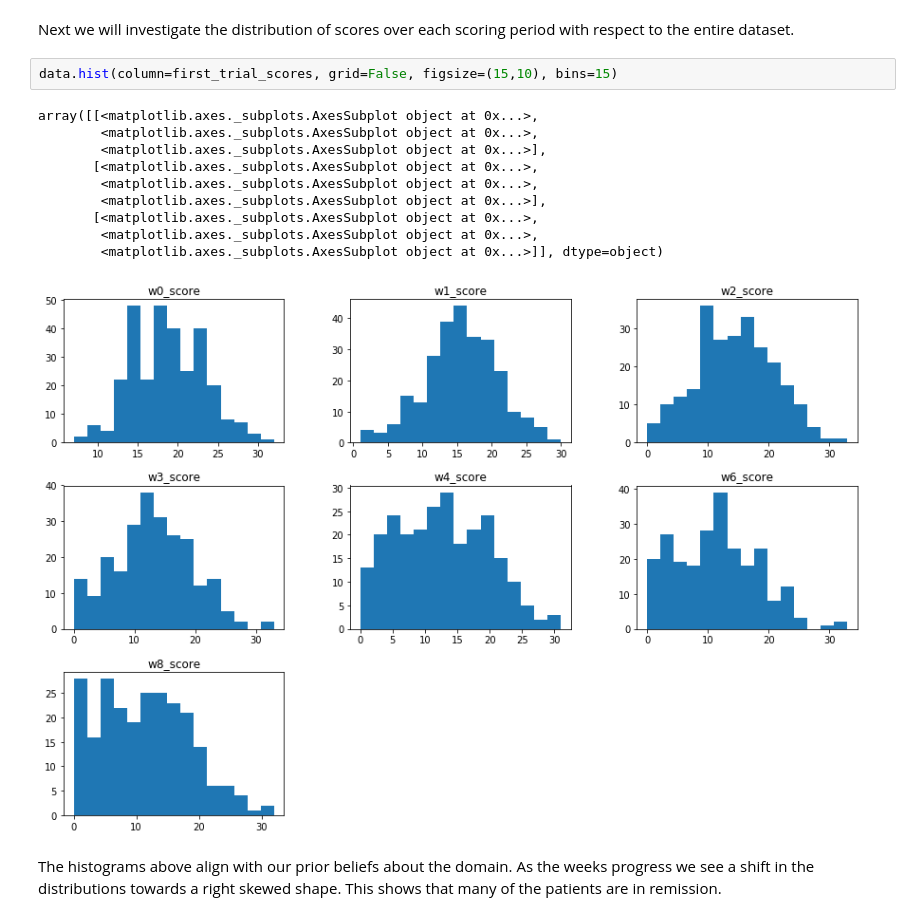
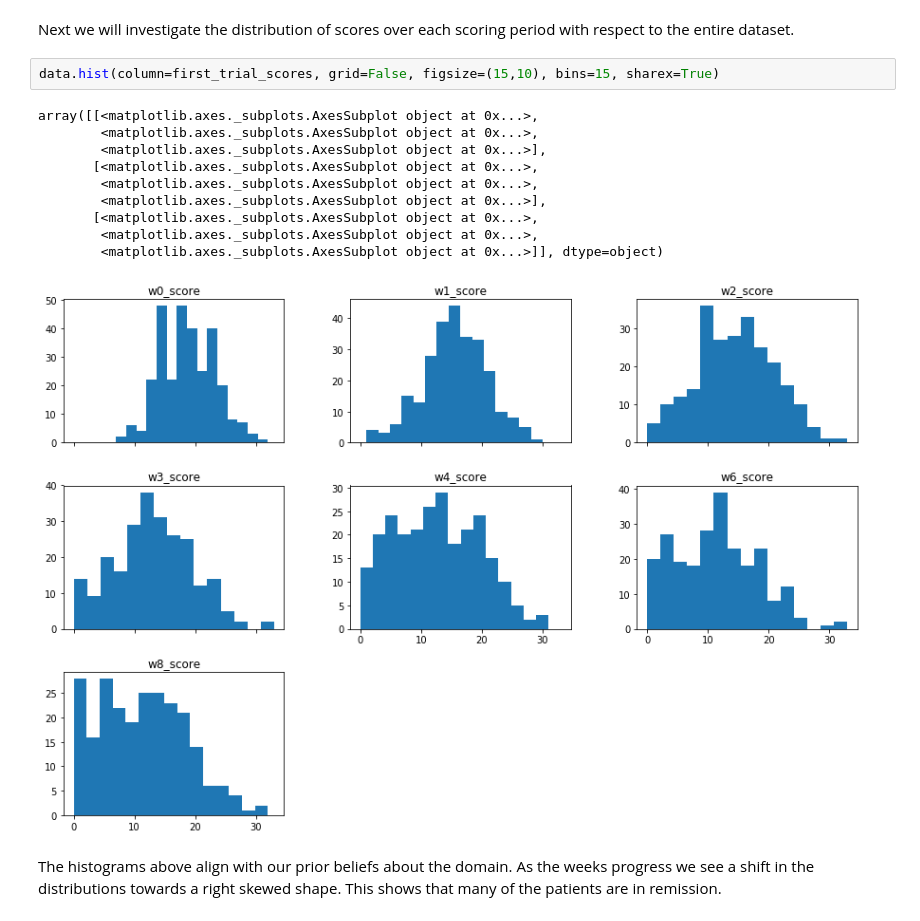
Before and after one commit to moduIo/Clinical-Depression-Study, a Jupyter notebook: main.ipynb, the cells around one changed output. Saved outputs shown, nothing was run; the diff lists cells and outputs as text.

```diff
--- a/main.ipynb
+++ b/main.ipynb
@@ -47,18 +50,18 @@ pd.Series(data.groupby(['valid_scores']).size()/data.shape[0], name="Valid Score
 # %% [markdown]
 Next we will investigate the distribution of scores over each scoring period with respect to the entire dataset.
 # %%
-data.hist(column=first_trial_scores, grid=False, figsize=(15,10), bins=15)
+data.hist(column=first_trial_scores, grid=False, figsize=(15,10), bins=15, sharex=True)
 # %% [output]
 array([[<matplotlib.axes._subplots.AxesSubplot object at 0x...>,
         <matplotlib.axes._subplots.AxesSubplot object at 0x...>,
         <matplotlib.axes._subplots.AxesSubplot object at 0x...>],
        [<matplotlib.axes._subplots.AxesSubplot object at 0x...>,
         <matplotlib.axes._subplots.AxesSubplot object at 0x...>,
         <matplotlib.axes._subplots.AxesSubplot object at 0x...>],
        [<matplotlib.axes._subplots.AxesSubplot object at 0x...>,
         <matplotlib.axes._subplots.AxesSubplot object at 0x...>,
         <matplotlib.axes._subplots.AxesSubplot object at 0x...>]], dtype=object)
-[figure, old version]
+[figure, new version]
 # %% [markdown]
 The histograms above align with our prior beliefs about the domain.  As the weeks progress we see a shift in the distributions towards a right skewed shape.  This shows that many of the patients are in remission.
 # %% [markdown]
```
Also changed, not shown: parts of 14 cells of this notebook.
